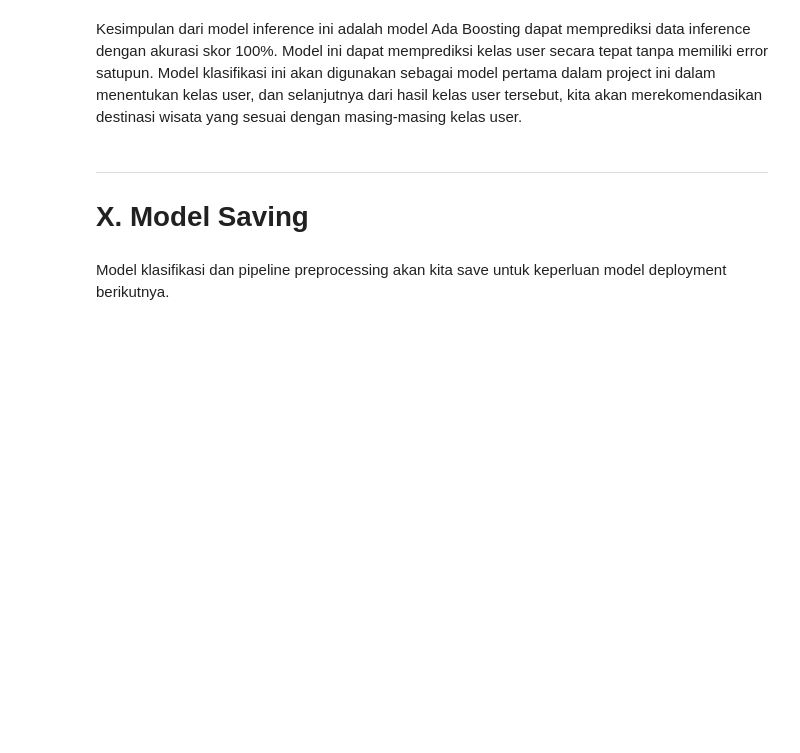
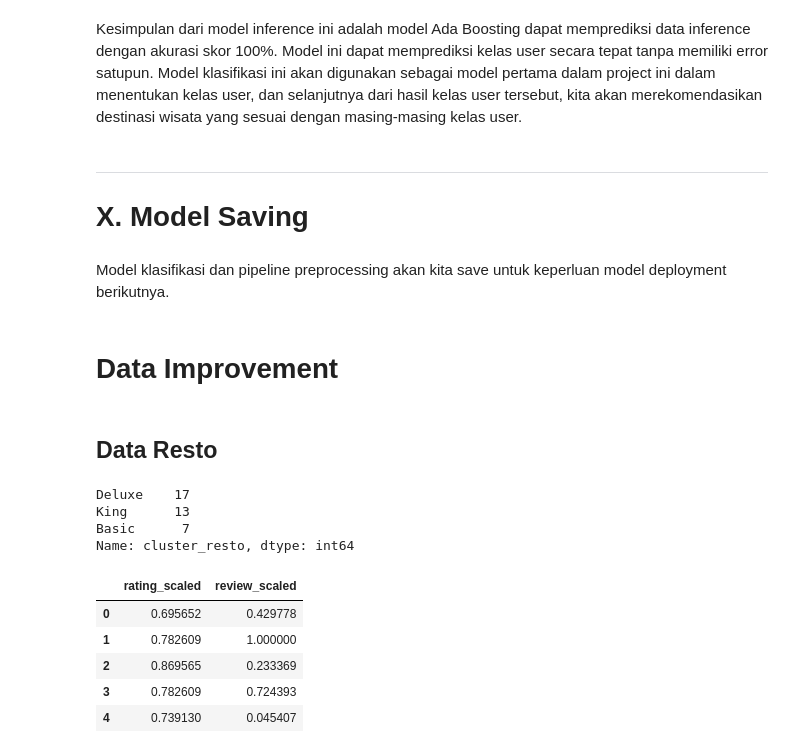
Before and after one commit to H8-Assignments-Bay/p2---final-project-group-005, a Jupyter notebook: features_engineering.ipynb, the cells around one changed output. Cells and saved outputs as stored; diff of their text form; code cells hidden in the pictures; blank space fills up the shorter version.

```diff
--- a/features_engineering.ipynb
+++ b/features_engineering.ipynb
@@ -781,3 +781,15 @@ with open('model_class.pkl', 'wb') as file_1:
 # saving pipeline preprocessing
 with open('pipeline_pre.pkl', 'wb') as file_2:
   pickle.dump(pipeline_pre, file_2)
+# %% [markdown]
+# Data Improvement
+# %% [markdown]
+## Data Resto
+# %%
+df_resto = pd.read_csv('Data\\resto_final.csv',encoding='latin-1')
+df_resto["cluster_resto"].value_counts()
+# %% [output]
+Deluxe    17
+King      13
+Basic      7
+Name: cluster_resto, dtype: int64
@@ -783,0 +802,10 @@ with open('pipeline_pre.pkl', 'wb') as file_2:
+# %%
+scaled_resto = pd.DataFrame(df_resto_scaled, columns = ['rating_scaled','review_scaled'])
+scaled_resto.head()
+# %% [output]
+|  | rating_scaled | review_scaled |
+| 0 | 0.695652 | 0.429778 |
+| 1 | 0.782609 | 1.000000 |
+| 2 | 0.869565 | 0.233369 |
+| 3 | 0.782609 | 0.724393 |
+| 4 | 0.739130 | 0.045407 |
```
Also changed, not shown: parts of 14 cells of this notebook, 6 other files.
